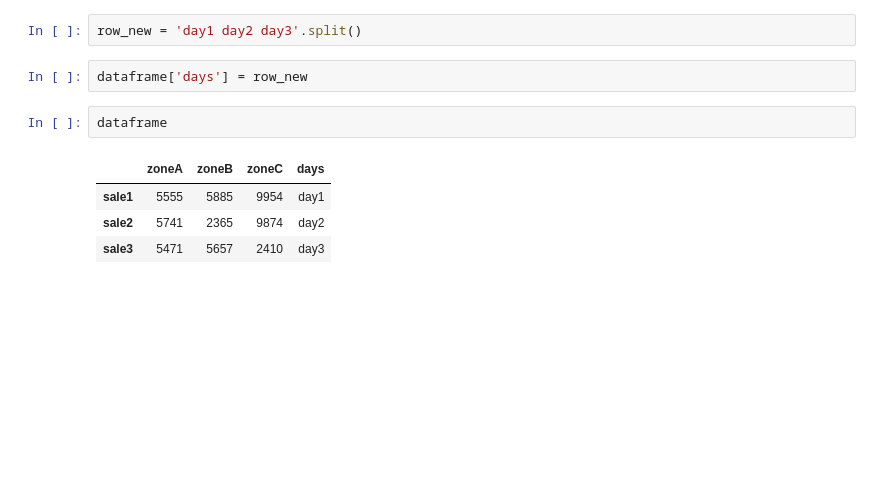
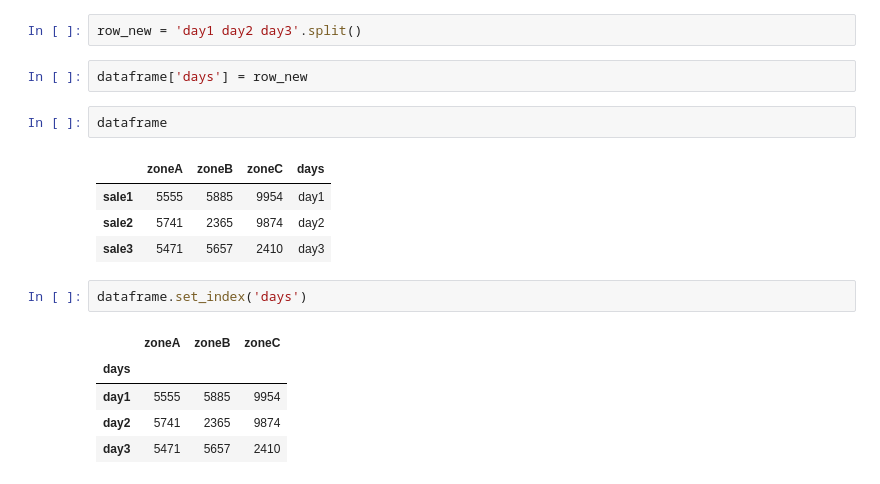
Before and after one commit to clog10/Machine-Learning, a Jupyter notebook: Pandas/Pandas.ipynb, the cells around one changed output. Cells and saved outputs as stored; diff of their text form; blank space fills up the shorter version.

```diff
--- a/Pandas/Pandas.ipynb
+++ b/Pandas/Pandas.ipynb
@@ -222,3 +222,11 @@ dataframe
 | sale1 | 5555 | 5885 | 9954 | day1 |
 | sale2 | 5741 | 2365 | 9874 | day2 |
 | sale3 | 5471 | 5657 | 2410 | day3 |
+# %%
+dataframe.set_index('days')
+# %% [output]
+|  | zoneA | zoneB | zoneC |
+| days |  |  |  |
+| day1 | 5555 | 5885 | 9954 |
+| day2 | 5741 | 2365 | 9874 |
+| day3 | 5471 | 5657 | 2410 |
```
Also changed, not shown: parts of 10 cells of this notebook.
